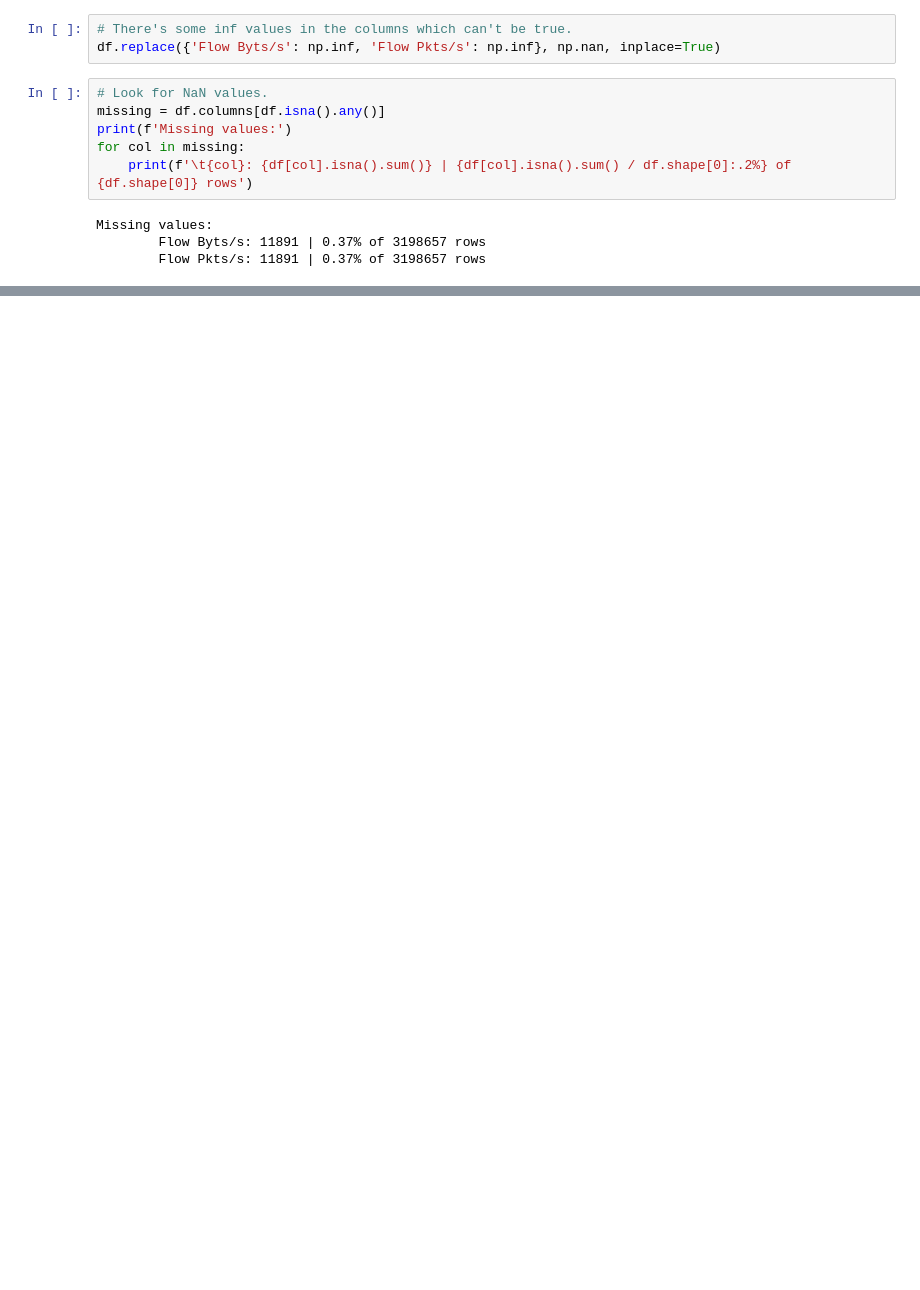
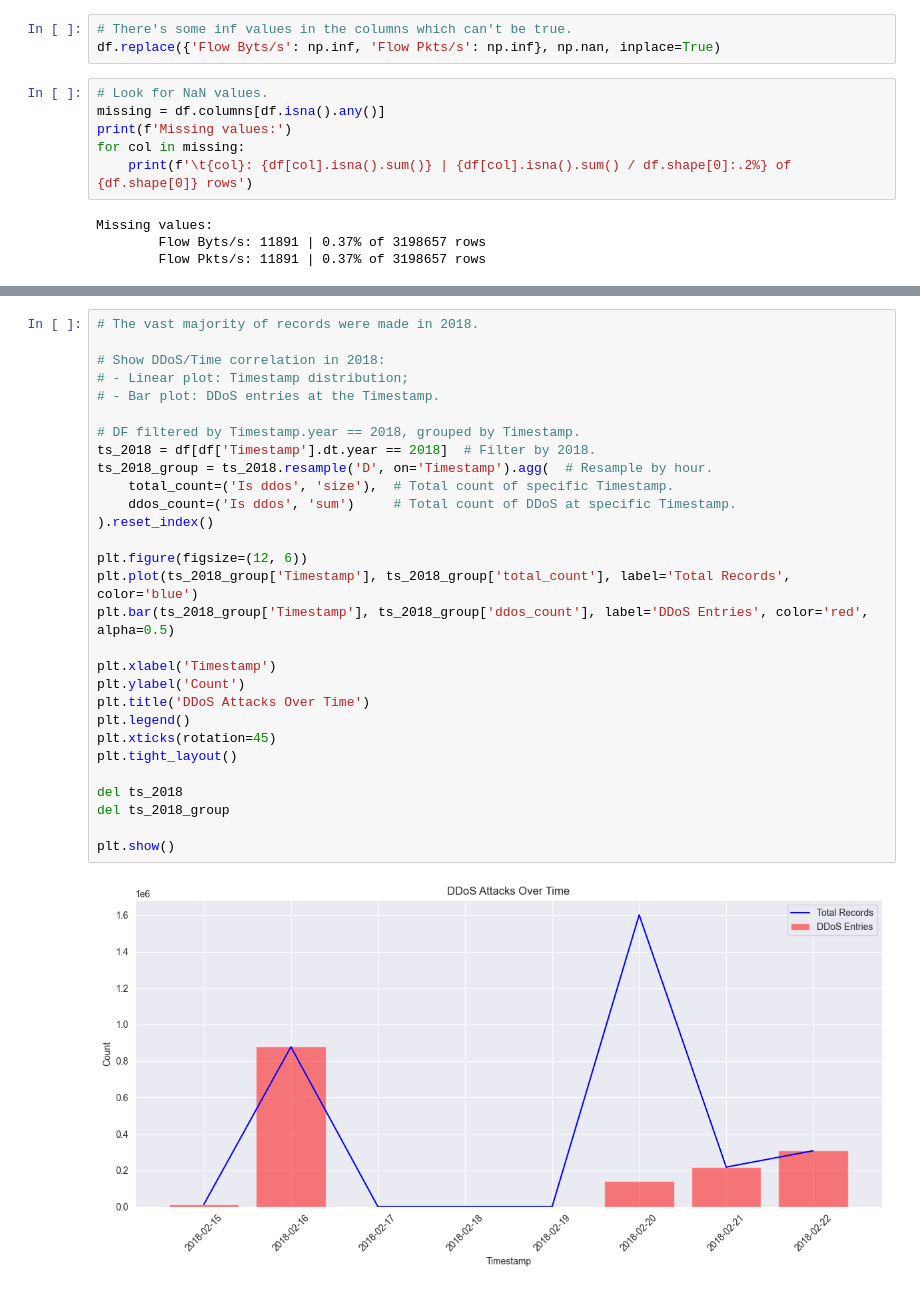
Before and after one commit to gutsy51/leti-course03, a Jupyter notebook: bd/ddos_or_not.ipynb, the cells around one changed output, grey strips where cells are left out. Cells and saved outputs as stored; diff of their text form; blank space fills up the shorter version.

```diff
--- a/bd/ddos_or_not.ipynb
+++ b/bd/ddos_or_not.ipynb
@@ -331,0 +410,31 @@ After:
+# %%
+# The vast majority of records were made in 2018.
+
+# Show DDoS/Time correlation in 2018:
+# - Linear plot: Timestamp distribution;
+# - Bar plot: DDoS entries at the Timestamp.
+
+# DF filtered by Timestamp.year == 2018, grouped by Timestamp.
+ts_2018 = df[df['Timestamp'].dt.year == 2018]  # Filter by 2018.
+ts_2018_group = ts_2018.resample('D', on='Timestamp').agg(  # Resample by hour.
+    total_count=('Is ddos', 'size'),  # Total count of specific Timestamp.
+    ddos_count=('Is ddos', 'sum')     # Total count of DDoS at specific Timestamp.
+).reset_index()
+
+plt.figure(figsize=(12, 6))
+plt.plot(ts_2018_group['Timestamp'], ts_2018_group['total_count'], label='Total Records', color='blue')
+plt.bar(ts_2018_group['Timestamp'], ts_2018_group['ddos_count'], label='DDoS Entries', color='red', alpha=0.5)
+
+plt.xlabel('Timestamp')
+plt.ylabel('Count')
+plt.title('DDoS Attacks Over Time')
+plt.legend()
+plt.xticks(rotation=45)
+plt.tight_layout()
+
+del ts_2018
+del ts_2018_group
+
+plt.show()
+# %% [output]
+[figure, added]
```
Also changed, not shown: parts of 31 cells of this notebook.
